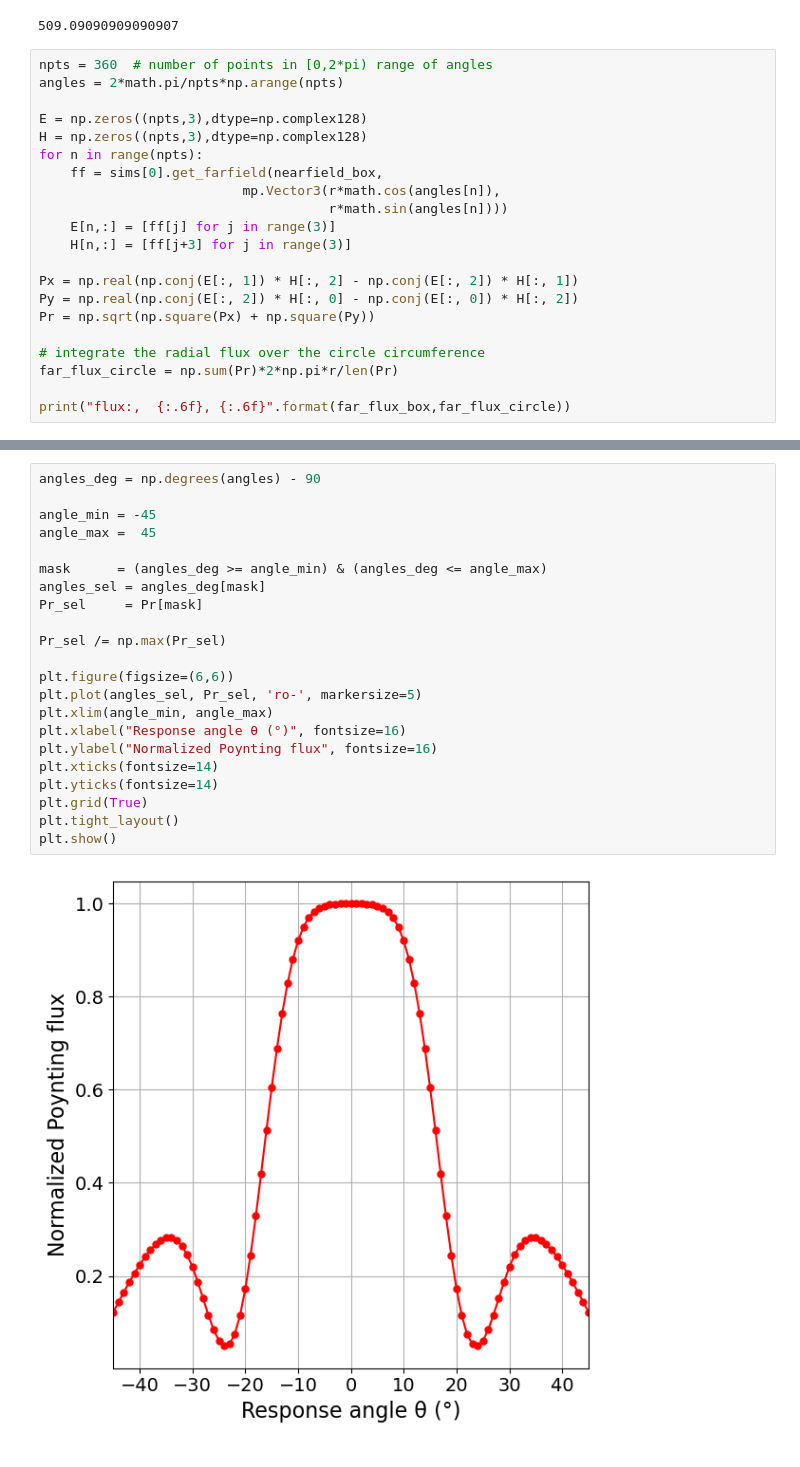
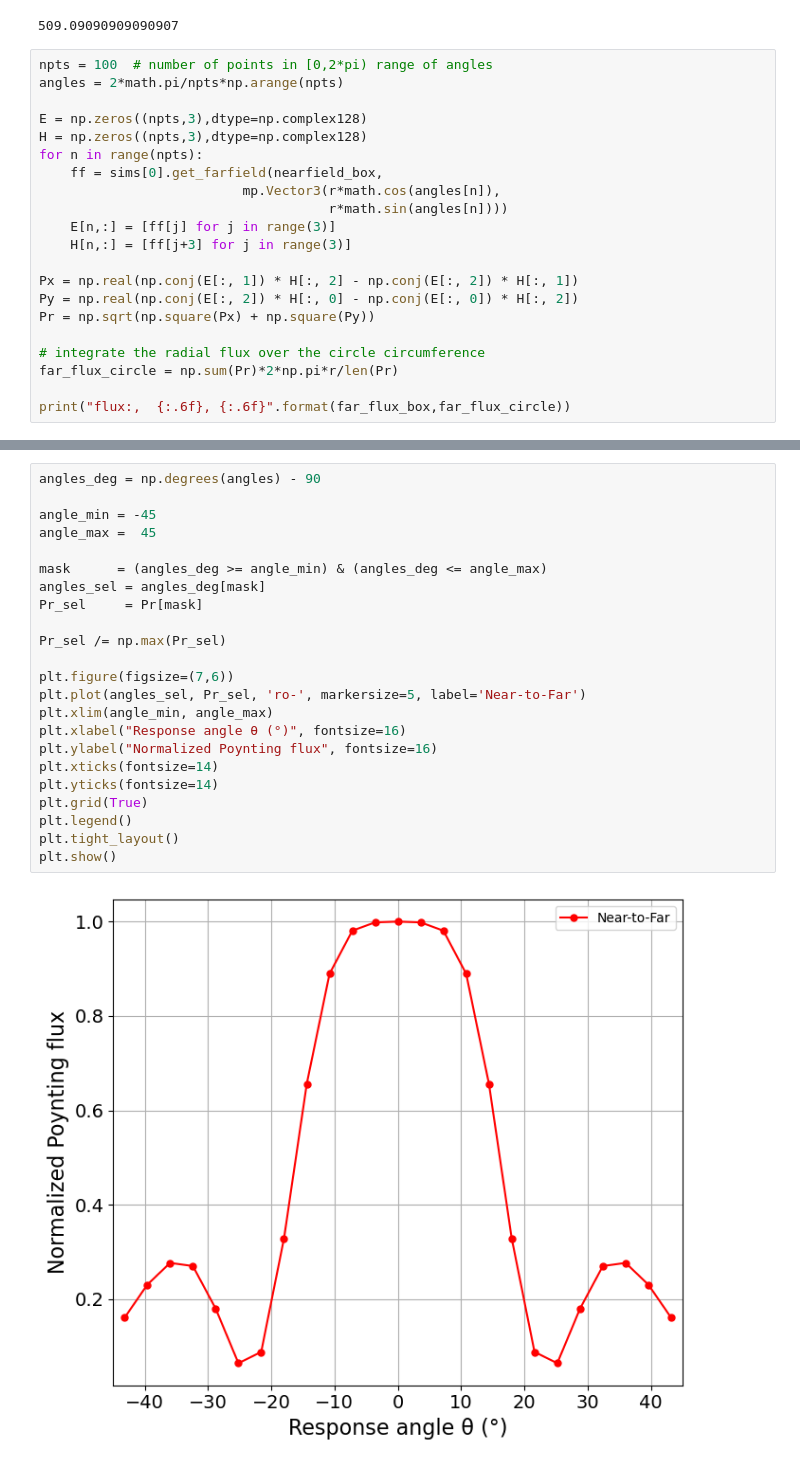
Before and after one commit to M2nion/EIDL, a Jupyter notebook: Tool/Meep/LGD/LGD setup/Mode decomposition/Kyungmin/2025/08/05/Singlelayer/Far field simulation/OLED_Singlelayer_N2F.ipynb, the cells around one changed output, grey strips where cells are left out. Drawn from its saved outputs; the diff is of its cells as text.

```diff
--- a/Tool/Meep/LGD/LGD setup/Mode decomposition/Kyungmin/2025/08/05/Singlelayer/Far field simulation/OLED_Singlelayer_N2F.ipynb
+++ b/Tool/Meep/LGD/LGD setup/Mode decomposition/Kyungmin/2025/08/05/Singlelayer/Far field simulation/OLED_Singlelayer_N2F.ipynb
@@ -326,7 +326,7 @@ r
 # %% [output]
 509.09090909090907
 # %%
-npts = 360  # number of points in [0,2*pi) range of angles
+npts = 100  # number of points in [0,2*pi) range of angles
 angles = 2*math.pi/npts*np.arange(npts)
 
 E = np.zeros((npts,3),dtype=np.complex128)
@@ -351,27 +351,28 @@ flux:,  0.620868, 0.617690
 # %%
 angles_deg = np.degrees(angles) - 90
 
 angle_min = -45
 angle_max =  45
 
 mask      = (angles_deg >= angle_min) & (angles_deg <= angle_max)
 angles_sel = angles_deg[mask]
 Pr_sel     = Pr[mask]
 
 Pr_sel /= np.max(Pr_sel)
 
-plt.figure(figsize=(6,6))
-plt.plot(angles_sel, Pr_sel, 'ro-', markersize=5)
+plt.figure(figsize=(7,6))
+plt.plot(angles_sel, Pr_sel, 'ro-', markersize=5, label='Near-to-Far')
 plt.xlim(angle_min, angle_max)
 plt.xlabel("Response angle θ (°)", fontsize=16)
 plt.ylabel("Normalized Poynting flux", fontsize=16)
 plt.xticks(fontsize=14)
 plt.yticks(fontsize=14)
 plt.grid(True)
+plt.legend()
 plt.tight_layout()
 plt.show()
 # %% [output]
-[figure, old version]
+[figure, new version]
 # %%
 import numpy as np
 import matplotlib.pyplot as plt
```
Also changed, not shown: parts of 5 cells of this notebook, 1 other file.
